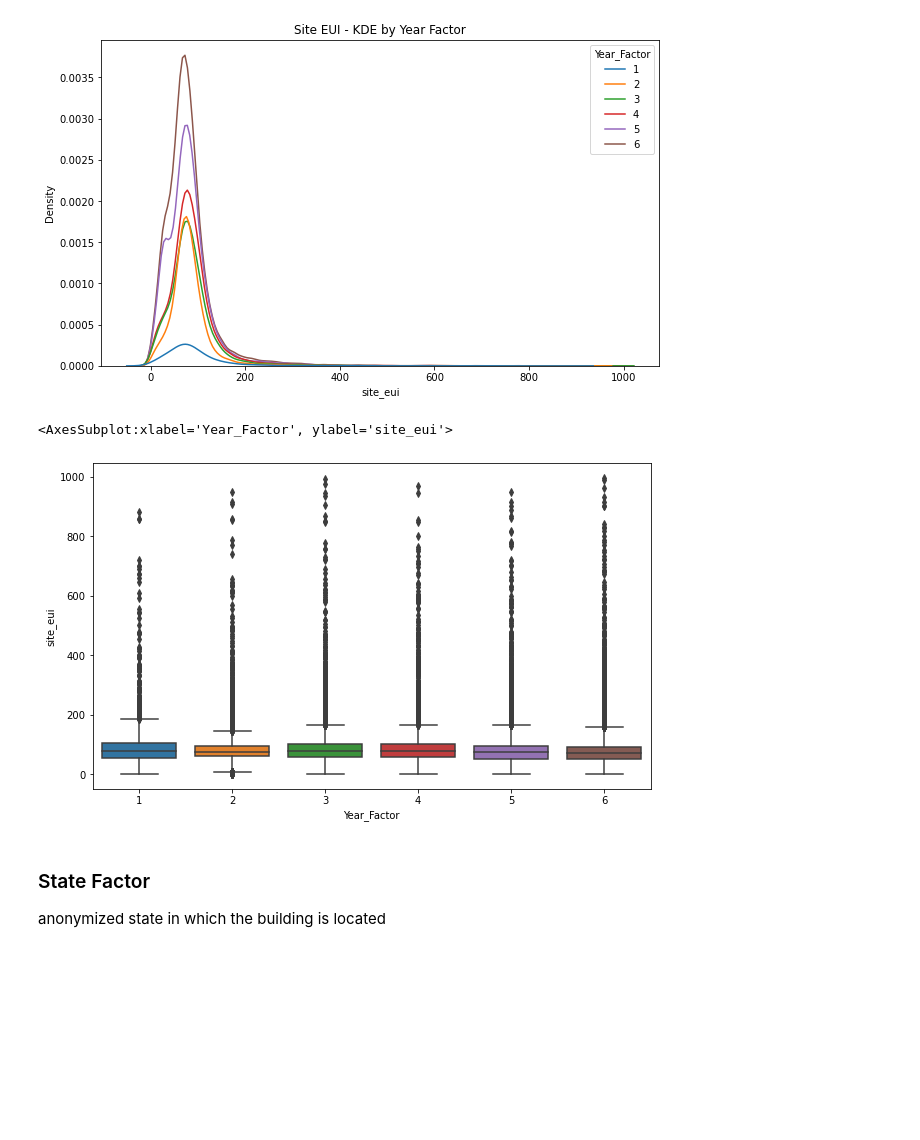
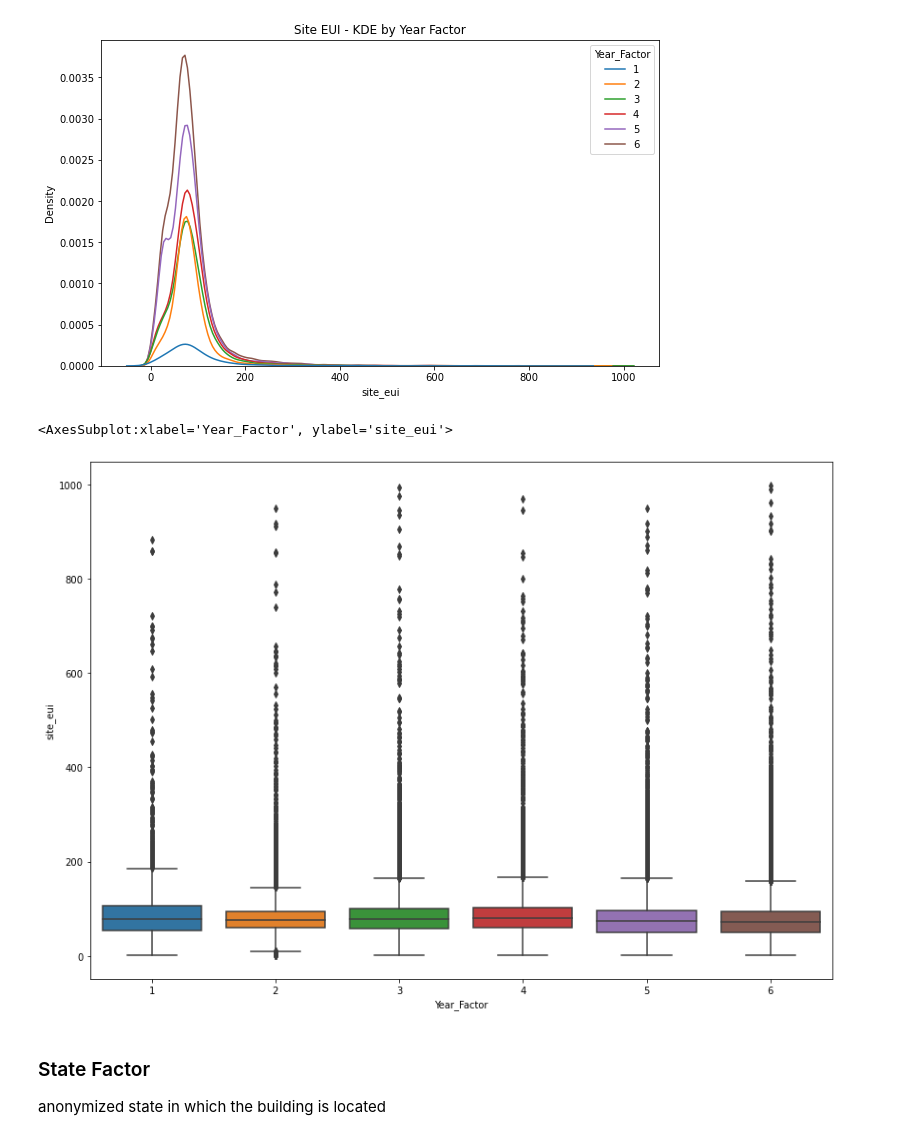
Before and after one commit to ccollado7/wds-datathon-2022, a Jupyter notebook: notebooks/EDA/kaggle-wds-EDA.ipynb, the cells around one changed output. Saved outputs shown, nothing was run; the diff lists cells and outputs as text; code cells hidden in the pictures; blank space fills up the shorter version.

```diff
--- a/notebooks/EDA/kaggle-wds-EDA.ipynb
+++ b/notebooks/EDA/kaggle-wds-EDA.ipynb
@@ -146,11 +146,11 @@ plt.show()
 # %%
 #Site EUI - Boxplot by Year Factor
 
-fig = plt.figure(figsize=(10,6))
+fig = plt.figure(figsize=(14,10))
 sns.boxplot(x="Year_Factor", y="site_eui", data=train)
 # %% [output]
 <AxesSubplot:xlabel='Year_Factor', ylabel='site_eui'>
-[figure, old version]
+[figure, new version]
 # %% [markdown]
 ### State Factor
 
```
Also changed, not shown: parts of 55 cells of this notebook.
